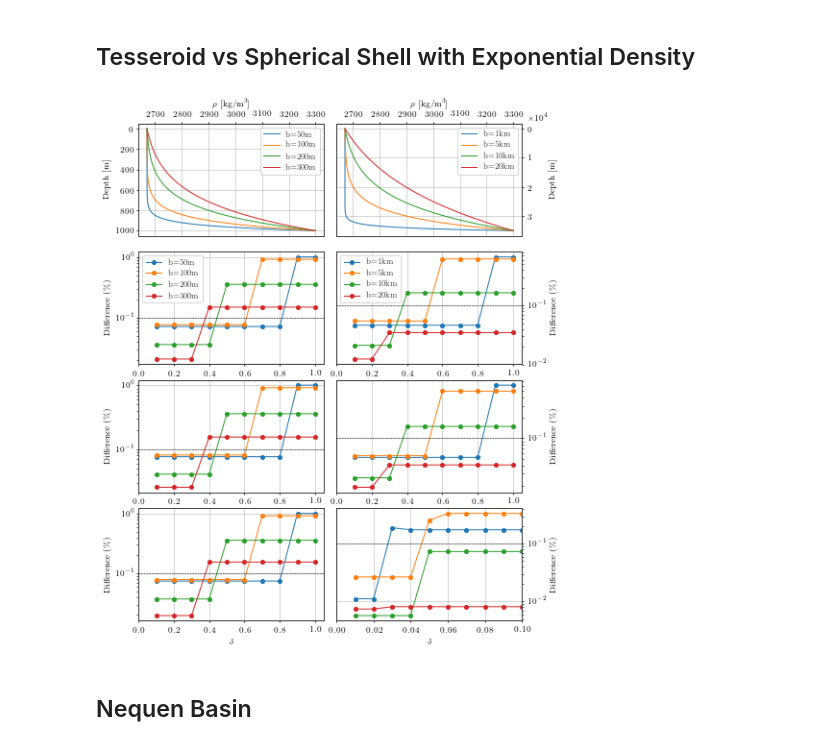
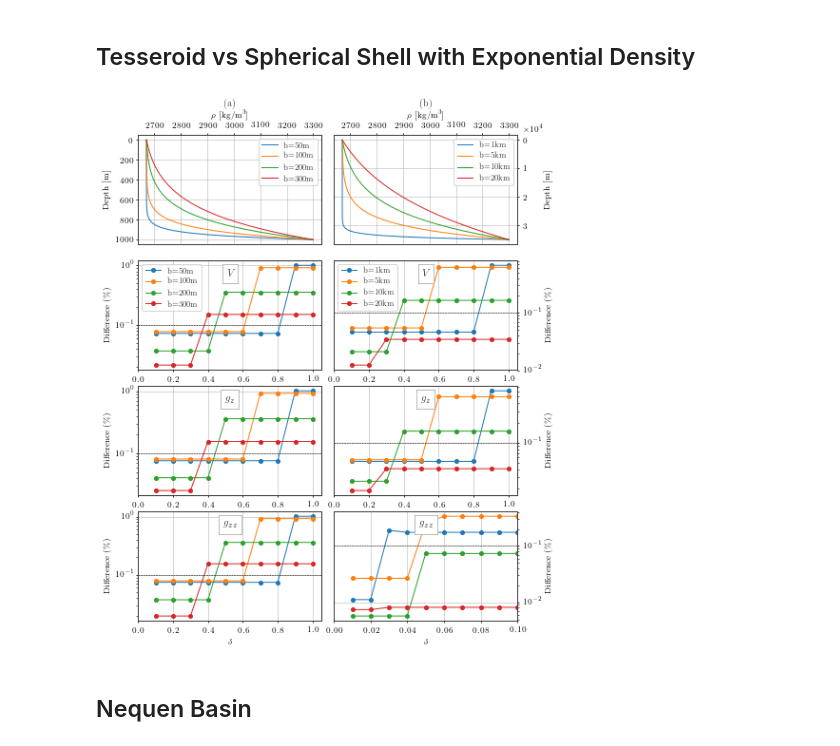
Before and after one commit to pinga-lab/tesseroid-variable-density, a Jupyter notebook: code/notebooks/08-plot-figures.ipynb, the cells around one changed output. Drawn from its saved outputs; the diff is of its cells as text; code cells hidden in the pictures.

Commit message:
Modified exponential-delta.pdf figure and added in the manuscript

```diff
--- a/code/notebooks/08-plot-figures.ipynb
+++ b/code/notebooks/08-plot-figures.ipynb
@@ -336,13 +336,15 @@ fig.set_size_inches((6.66, 8))
 # fig.tight_layout(pad=3.5, h_pad=0, w_pad=0)
 # fig.tight_layout(rect=[0.02, 0.005, 0.95, 0.97])
 # fig.tight_layout(pad=3.4, h_pad=0, w_pad=-1)
-fig.tight_layout(rect=[0.025, 0.005, 0.95, 0.97],
+fig.tight_layout(rect=[0.025, 0.001, 0.95, 0.955],
                  h_pad=0, w_pad=-1)
 
 
 # Thin Shell
+# ----------
 top, bottom = 0, -1000
 fields = 'potential gz gzz'.split()
+titles = '$V$ $g_z$ $g_{zz}$'.split()
 b_values = [50, 100, 200, 300]
 deltah = MEAN_EARTH_RADIUS
 rho0, rho1 = 2670, 3300
@@ -366,13 +368,20 @@ for b, label in zip(b_values, labels):
     ax1.plot(density_exponential(heights), -heights,
              '-', label=label)
 
-for field, ax in zip(fields, axes[1:]):
+for field, title, ax in zip(fields, titles, axes[1:]):
     for b, label in zip(b_values, labels):
         diffs = np.load('results/exponential-delta/' + field + '-' +
                         '{:.1e}'.format(b) + '-thin-differences.npz')
         deltas, diff = diffs['deltas'], diffs['diffs']
         ax.plot(deltas, diff, 'o-',
                 markersize=4, label=label)
+        ax.text(0.5, 0.88, title, fontsize=11,
+                horizontalalignment='center',
+                verticalalignment='center',
+                bbox={'facecolor': 'w',
+                      'edgecolor': '#9b9b9b',
+                      'linewidth': 0.5, 'pad': 5},
+                transform=ax.transAxes)
 axes[1].legend(fontsize='small')
 
 ax1.legend(fontsize='small')
@@ -382,6 +391,10 @@ ax1.set_ylabel("Depth [m]")
 ax1.invert_yaxis()
 ax1.xaxis.tick_top()
 ax1.xaxis.set_label_position('top')
+ax1.text(0.5, 1.28, '(a)',
+         horizontalalignment='center',
+         verticalalignment='center',
+         transform=ax1.transAxes)
 
 for ax in axes[1:]:
     ax.plot([0, 1.2], [1e-1, 1e-1], '--', color='k', linewidth=0.5)
@@ -395,6 +408,7 @@ axes[-1].set_xlabel(r"$\delta$")
 
 
 # Thick Shell
+# -----------
 top, bottom = 0, -35000
 fields = 'potential gz gzz'.split()
 b_values = [1e3, 5e3, 1e4, 2e4]
@@ -420,13 +434,20 @@ for b, label in zip(b_values, labels):
     ax1.plot(density_exponential(heights), -heights,
              '-', label=label)
 
-for field, ax in zip(fields, axes[1:]):
+for field, title, ax in zip(fields, titles, axes[1:]):
     for b, label in zip(b_values, labels):
         diffs = np.load('results/exponential-delta/' + field + '-' +
                         '{:.1e}'.format(b) + '-thick-differences.npz')
         deltas, diff = diffs['deltas'], diffs['diffs']
         ax.plot(deltas, diff, 'o-',
                 markersize=4, label=label)
+        ax.text(0.5, 0.88, title, fontsize=11,
+                horizontalalignment='center',
+                verticalalignment='center',
+                bbox={'facecolor': 'w',
+                      'edgecolor': '#9b9b9b',
+                      'linewidth': 0.5, 'pad': 5},
+                transform=ax.transAxes)
 axes[1].legend(fontsize='small')
 
 ax1.legend(fontsize='small')
@@ -438,34 +459,38 @@ ax1.xaxis.tick_top()
 ax1.xaxis.set_label_position('top')
 ax1.yaxis.tick_right()
 ax1.yaxis.set_label_position('right')
 ax1.ticklabel_format(style='sci', axis='y', scilimits=(0, 0))
 ax1.get_yaxis().get_offset_text().set_x(1.14)
+ax1.text(0.5, 1.28, '(b)',
+         horizontalalignment='center',
+         verticalalignment='center',
+         transform=ax1.transAxes)
 
 for ax in axes[1:3]:
     ax.plot([0, 1.2], [1e-1, 1e-1], '--', color='k', linewidth=0.5)
     ax.set_xlim(0, 1.05)
     ax.set_yscale('log')
     ax.set_ylabel('Difference (\%)')
     ax.grid(True, linewidth=0.5, color='#aeaeae')
     ax.set_axisbelow(True)
     ax.yaxis.tick_right()
     ax.yaxis.set_label_position('right')
 
 ax = axes[3]
 ax.plot([0, 1.2], [1e-1, 1e-1], '--', color='k', linewidth=0.5)
 ax.set_xlim(0, 0.1)
 ax.set_yscale('log')
 ax.set_ylabel('Difference (\%)')
 ax.grid(True, linewidth=0.5, color='#aeaeae')
 ax.set_axisbelow(True)
 ax.yaxis.tick_right()
 ax.yaxis.set_label_position('right')
 ax.set_xlabel(r"$\delta$")
 
 plt.savefig('../../manuscript/figures/exponential-delta.pdf')
 plt.show()
 # %% [output]
-[figure, old version]
+[figure, new version]
 # %% [markdown]
 ## Nequen Basin
 # %% [markdown]
```
Also changed, not shown: 2 other files.
